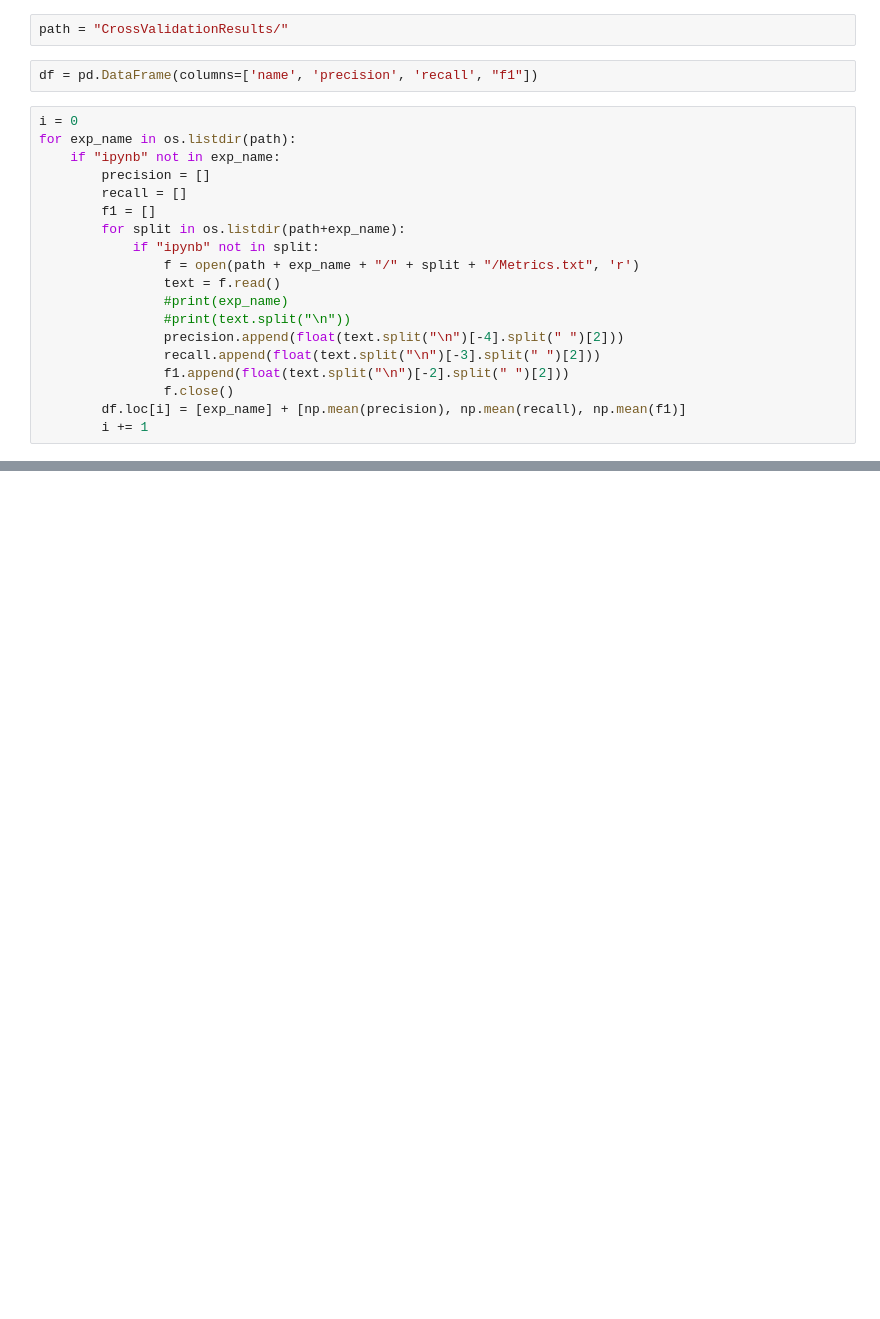
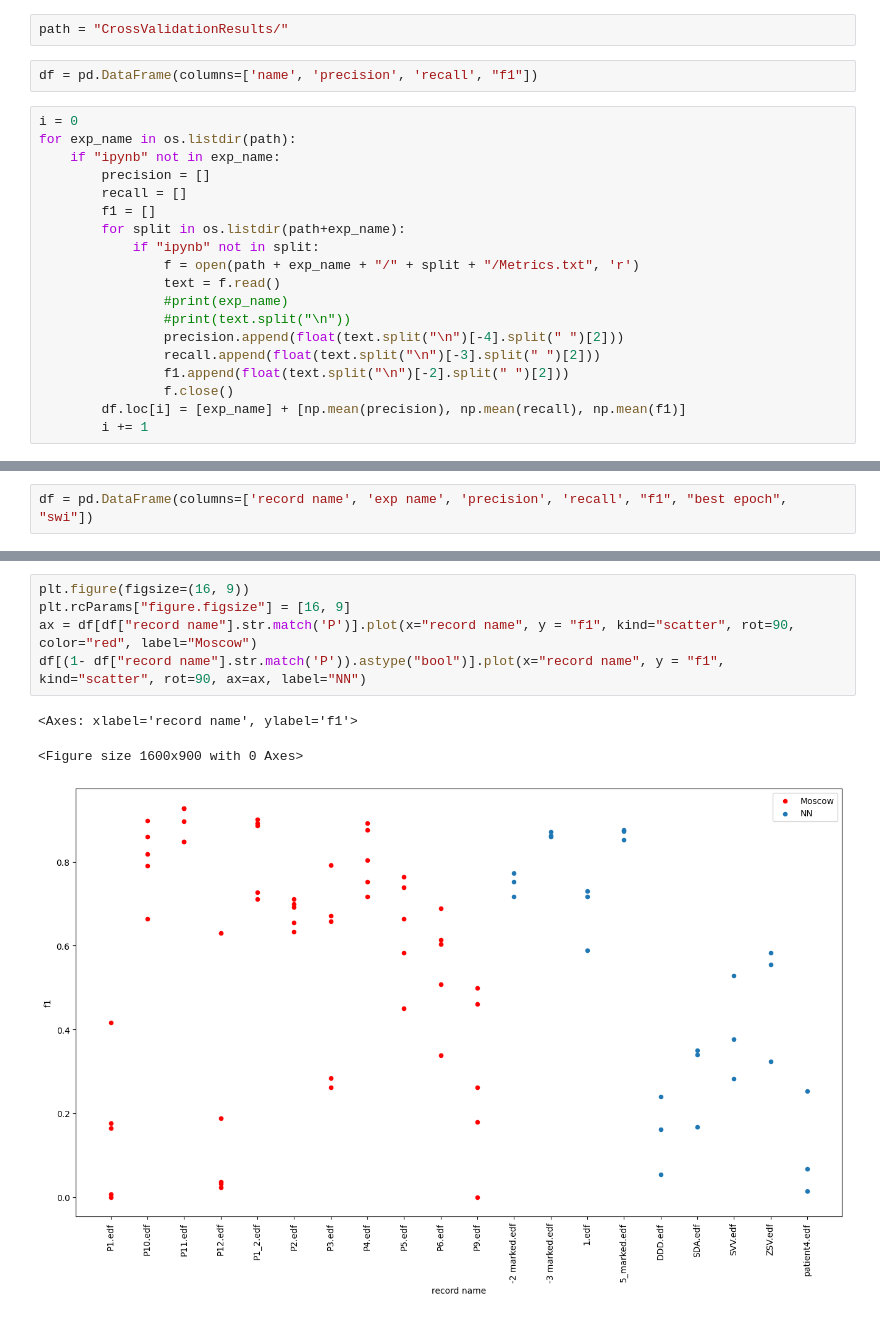
Before and after one commit to NikolayGromov/extreme-events, a Jupyter notebook: EEG seizure/EpiActivity/Таблица результатов по кроссвалидации.ipynb, the cells around one changed output, grey strips where cells are left out. Saved outputs shown, nothing was run; the diff lists cells and outputs as text; blank space fills up the shorter version.

```diff
--- a/EEG seizure/EpiActivity/Таблица результатов по кроссвалидации.ipynb
+++ b/EEG seizure/EpiActivity/Таблица результатов по кроссвалидации.ipynb
@@ -61,0 +53,2 @@ df.sort_values("f1")
+# %%
+df = pd.DataFrame(columns=['record name', 'exp name', 'precision', 'recall', "f1", "best epoch", "swi"])
@@ -61,0 +117,9 @@ df.sort_values("f1")
+# %%
+plt.figure(figsize=(16, 9))
+plt.rcParams["figure.figsize"] = [16, 9]
+ax = df[df["record name"].str.match('P')].plot(x="record name", y = "f1", kind="scatter", rot=90, color="red", label="Moscow")
+df[(1- df["record name"].str.match('P')).astype("bool")].plot(x="record name", y = "f1", kind="scatter", rot=90, ax=ax, label="NN")
+# %% [output]
+<Axes: xlabel='record name', ylabel='f1'>
+<Figure size 1600x900 with 0 Axes>
+[figure, added]
```
Also changed, not shown: parts of 19 cells of this notebook, 1 other file.
